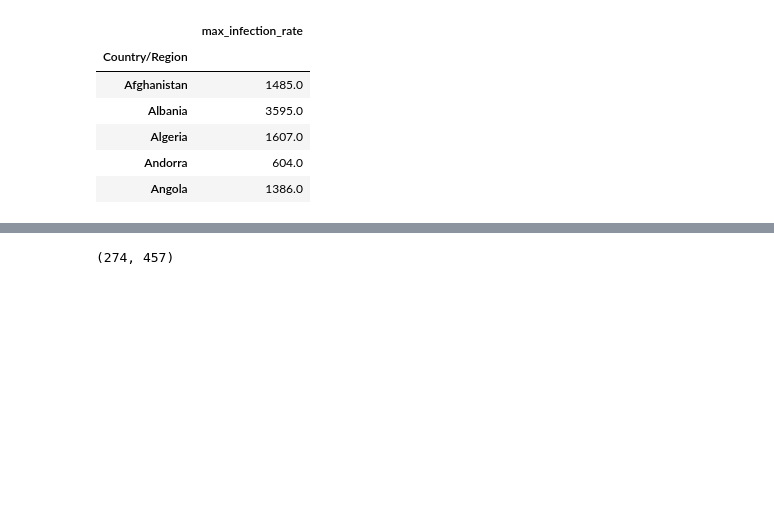
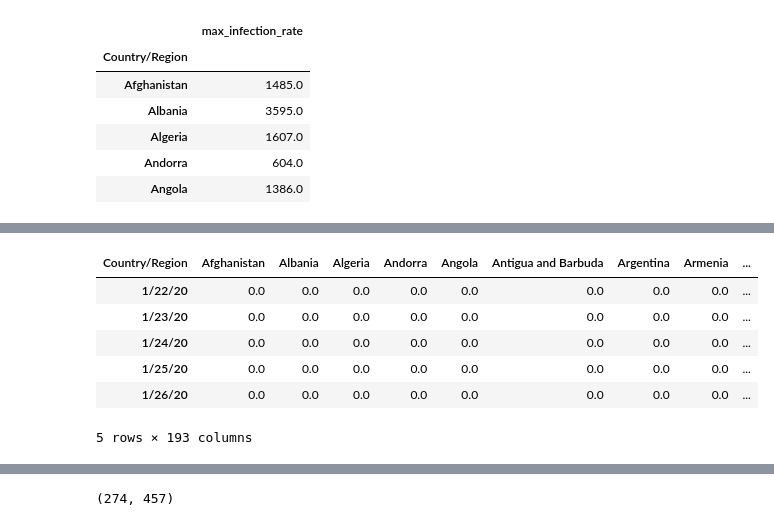
Before and after one commit to diedrebrown/inthetimeofcovid, a Jupyter notebook: notebooks/covideda-1.ipynb, the cells around one changed output, grey strips where cells are left out. Saved outputs shown, nothing was run; the diff lists cells and outputs as text; code cells hidden in the pictures; blank space fills up the shorter version.

```diff
--- a/notebooks/covideda-1.ipynb
+++ b/notebooks/covideda-1.ipynb
@@ -192,0 +213,12 @@ corona_inf_df.head()
+# %%
+# add a column that sums the global cases for each date
+dfgcases ['totals'] = dfgcases.sum(axis=1)
+dfgcases.head()
+# %% [output]
+| Country/Region | Afghanistan | Albania | Algeria | Andorra | Angola | Antigua and Barbuda | Argentina | Armenia | ... |
+| 1/22/20 | 0.0 | 0.0 | 0.0 | 0.0 | 0.0 | 0.0 | 0.0 | 0.0 | ... |
+| 1/23/20 | 0.0 | 0.0 | 0.0 | 0.0 | 0.0 | 0.0 | 0.0 | 0.0 | ... |
+| 1/24/20 | 0.0 | 0.0 | 0.0 | 0.0 | 0.0 | 0.0 | 0.0 | 0.0 | ... |
+| 1/25/20 | 0.0 | 0.0 | 0.0 | 0.0 | 0.0 | 0.0 | 0.0 | 0.0 | ... |
+| 1/26/20 | 0.0 | 0.0 | 0.0 | 0.0 | 0.0 | 0.0 | 0.0 | 0.0 | ... |
+5 rows × 193 columns
```
Also changed, not shown: parts of 12 cells of this notebook, 3 other files.
